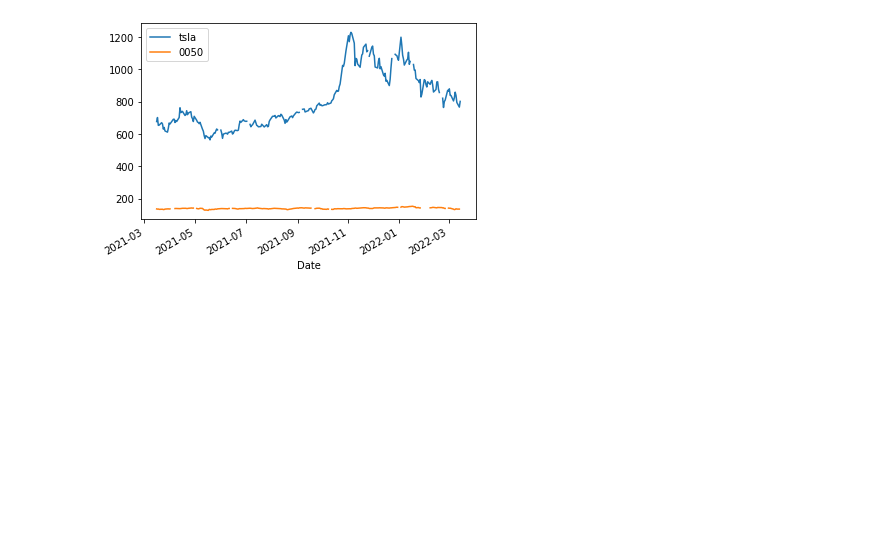
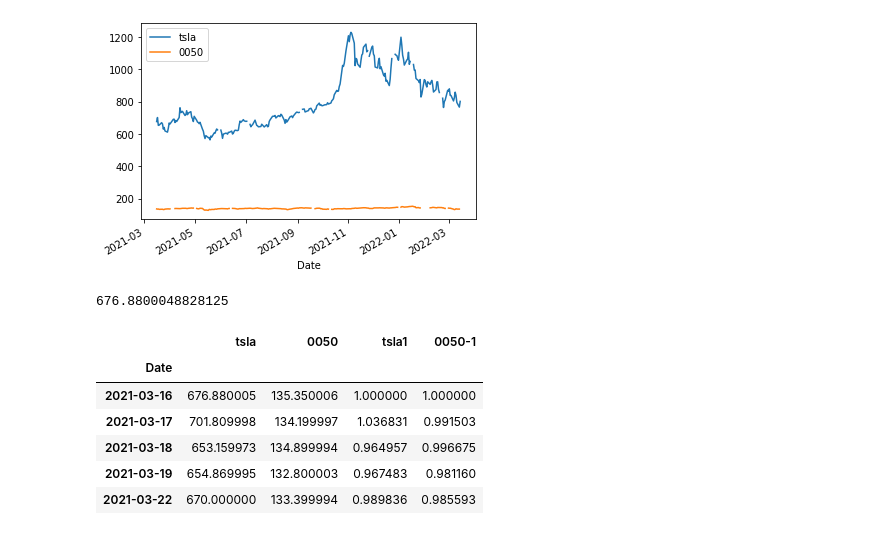
Before and after one commit to tewei0328/teach-visulization, a Jupyter notebook: viz1_datareader_yfinance.ipynb, the cells around one changed output. Cells and saved outputs as stored; diff of their text form; code cells hidden in the pictures; blank space fills up the shorter version.

```diff
--- a/viz1_datareader_yfinance.ipynb
+++ b/viz1_datareader_yfinance.ipynb
@@ -108,3 +96,7 @@ df_many.plot()
 # %% [output]
 <matplotlib.axes._subplots.AxesSubplot at 0x...>
 [figure]
+# %%
+df_many.iloc[0][0]
+# %% [output]
+676.8800048828125
@@ -110,0 +106,10 @@ df_many.plot()
+# %%
+df_many.head()
+# %% [output]
+|  | tsla | 0050 | tsla1 | 0050-1 |
+| Date |  |  |  |  |
+| 2021-03-16 | 676.880005 | 135.350006 | 1.000000 | 1.000000 |
+| 2021-03-17 | 701.809998 | 134.199997 | 1.036831 | 0.991503 |
+| 2021-03-18 | 653.159973 | 134.899994 | 0.964957 | 0.996675 |
+| 2021-03-19 | 654.869995 | 132.800003 | 0.967483 | 0.981160 |
+| 2021-03-22 | 670.000000 | 133.399994 | 0.989836 | 0.985593 |
```
Also changed, not shown: parts of 11 cells of this notebook.
